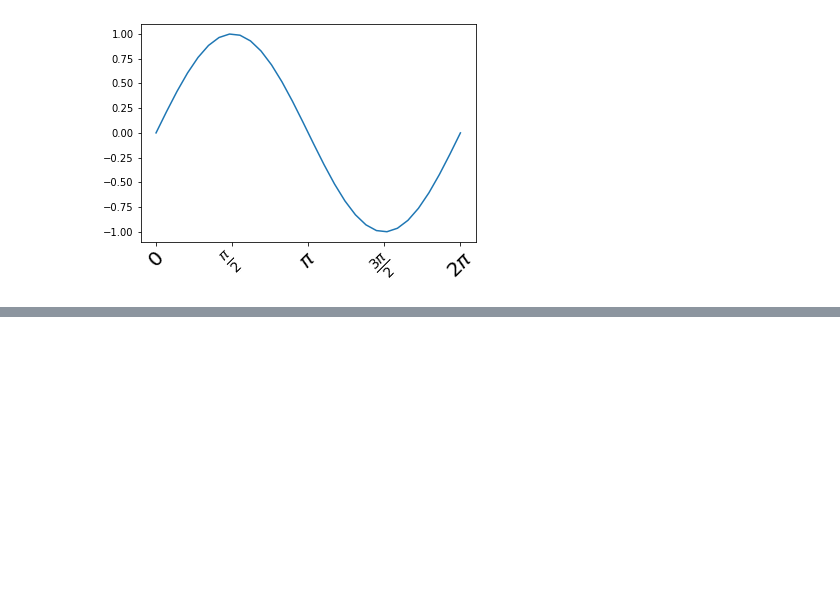
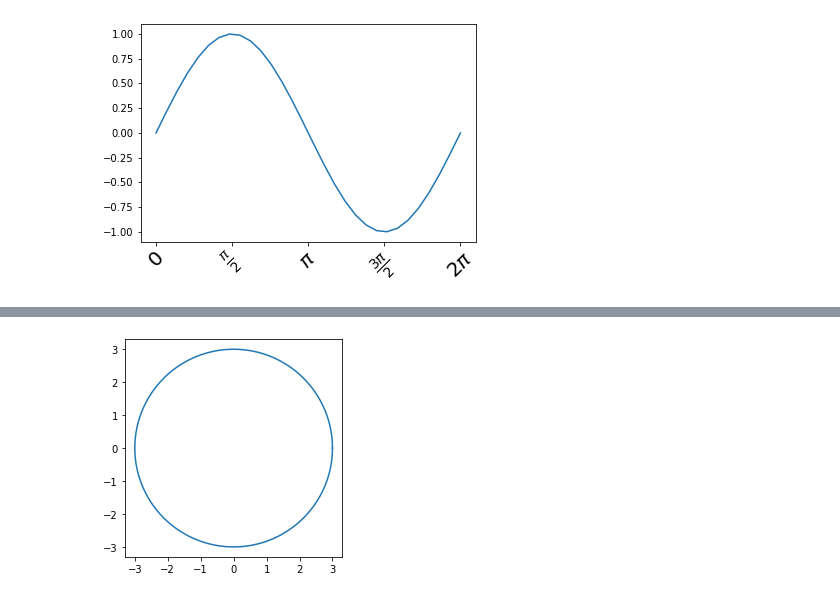
Before and after one commit to umr-marbec/python-training, a Jupyter notebook: plots/axes.ipynb, the cells around one changed output, grey strips where cells are left out. Drawn from its saved outputs; the diff is of its cells as text; code cells hidden in the pictures; blank space fills up the shorter version.

```diff
--- a/plots/axes.ipynb
+++ b/plots/axes.ipynb
@@ -58,0 +98,8 @@ plt.show()
+# %%
+fig = plt.figure()
+ax = plt.gca()
+plt.plot(x, y)
+ax.set_aspect('equal', 'box')  # changes the axes shape to have the good aspect
+plt.show()
+# %% [output]
+[figure, added]
```
Also changed, not shown: parts of 6 cells of this notebook, 4 other files.
